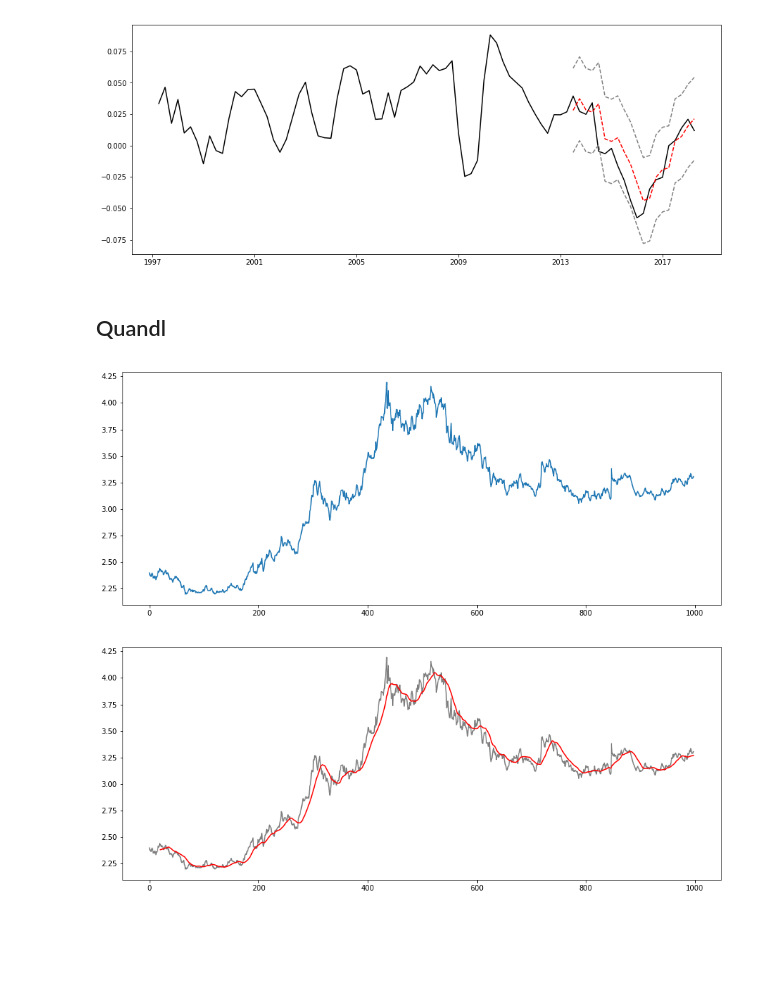
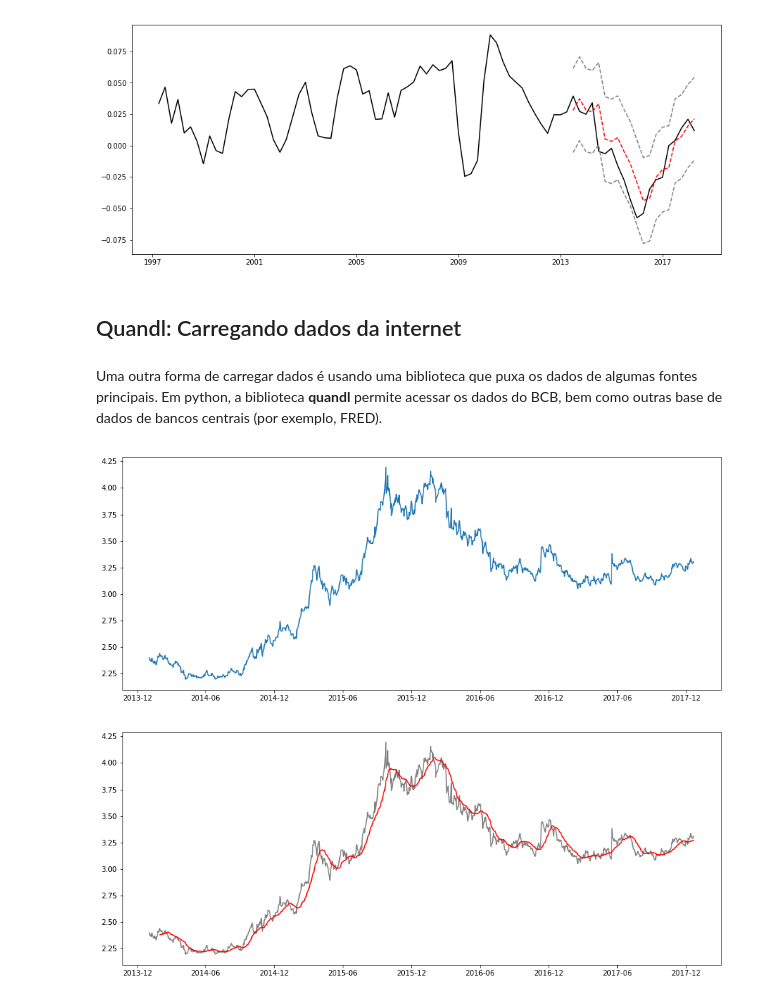
Before and after one commit to cassioraa/S-ries-temporais, a Jupyter notebook: Time_series.ipynb, the cells around one changed output. Cells and saved outputs as stored; diff of their text form; code cells hidden in the pictures; blank space fills up the shorter version.

```diff
--- a/Time_series.ipynb
+++ b/Time_series.ipynb
@@ -322,4 +361,6 @@ plt.show()
 # %% [output]
 [figure]
 # %% [markdown]
-## Quandl
+## Quandl: Carregando dados da internet
+# %% [markdown]
+Uma outra forma de carregar dados é usando uma biblioteca que puxa os dados de algumas fontes principais. Em python, a biblioteca **quandl** permite acessar os dados do BCB, bem como outras base de dados de bancos centrais (por exemplo, FRED).
@@ -326,13 +376,11 @@ plt.show()
 # %%
-# Alternativa ao BETS do R
-
 import quandl
-dol = quandl.get("BCB/1", start_date='2014-01-01', end_date='2017-12-21').reset_index(drop=True)
+dol = quandl.get("BCB/1", start_date='2014-01-01', end_date='2017-12-21')
 plt.figure(figsize=(15,6))
 plt.plot(dol)
 plt.show()
 # %% [output]
-[figure, old version]
+[figure, new version]
 # %%
 plt.figure(figsize=(15,6))
 r = dol.rolling(window=21)
@@ -342,7 +390,7 @@ plt.show()
 
 # Note que a média varia ao longo do tempo. Portanto, não é estacionária. Vamos trabalhar com o log retorno
 # %% [output]
-[figure, old version]
+[figure, new version]
 # %%
 dol_ret = np.log(dol).diff().dropna()
 rr = dol_ret.rolling(window=21)
```
Also changed, not shown: parts of 14 cells of this notebook, 2 other files.
